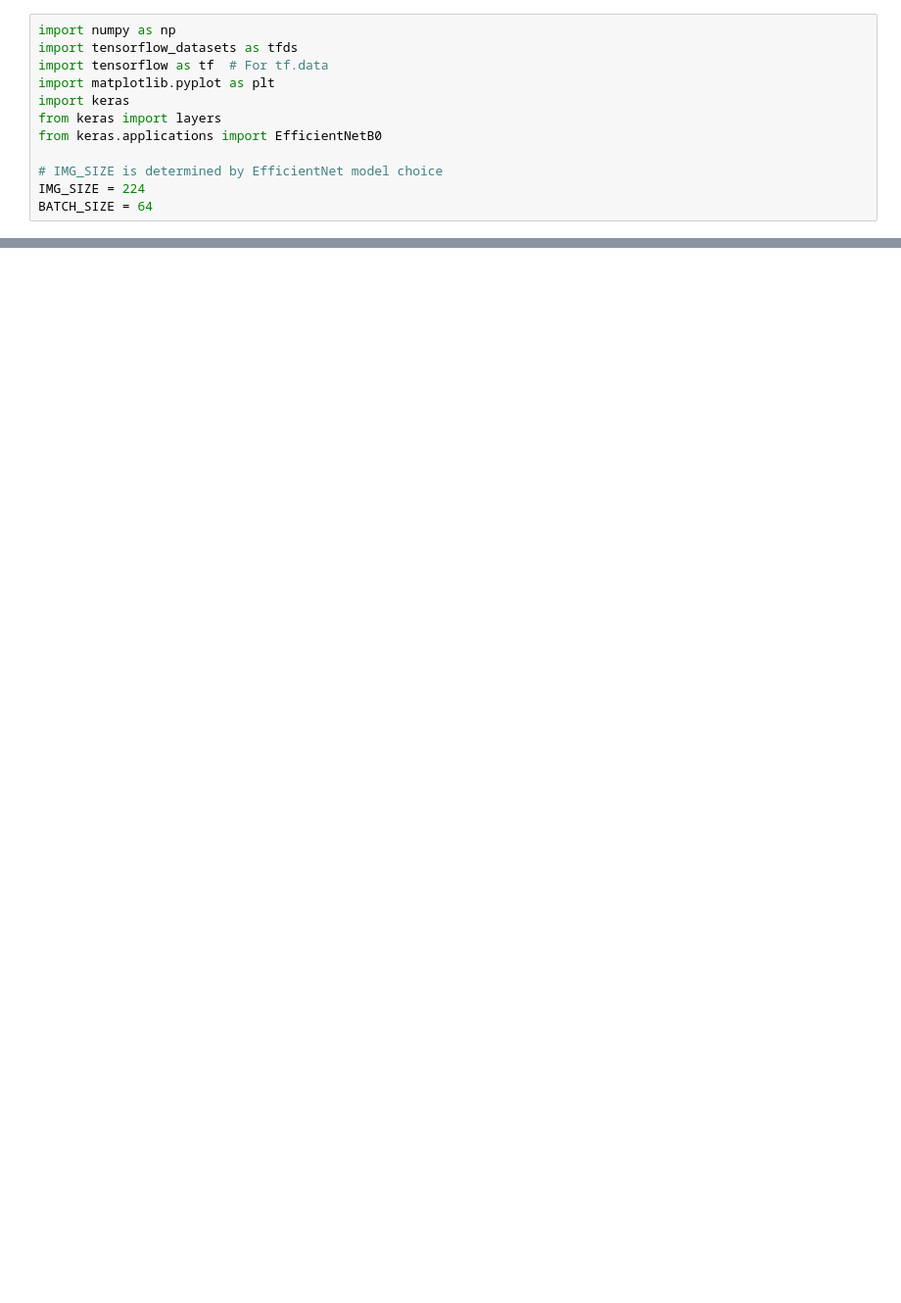
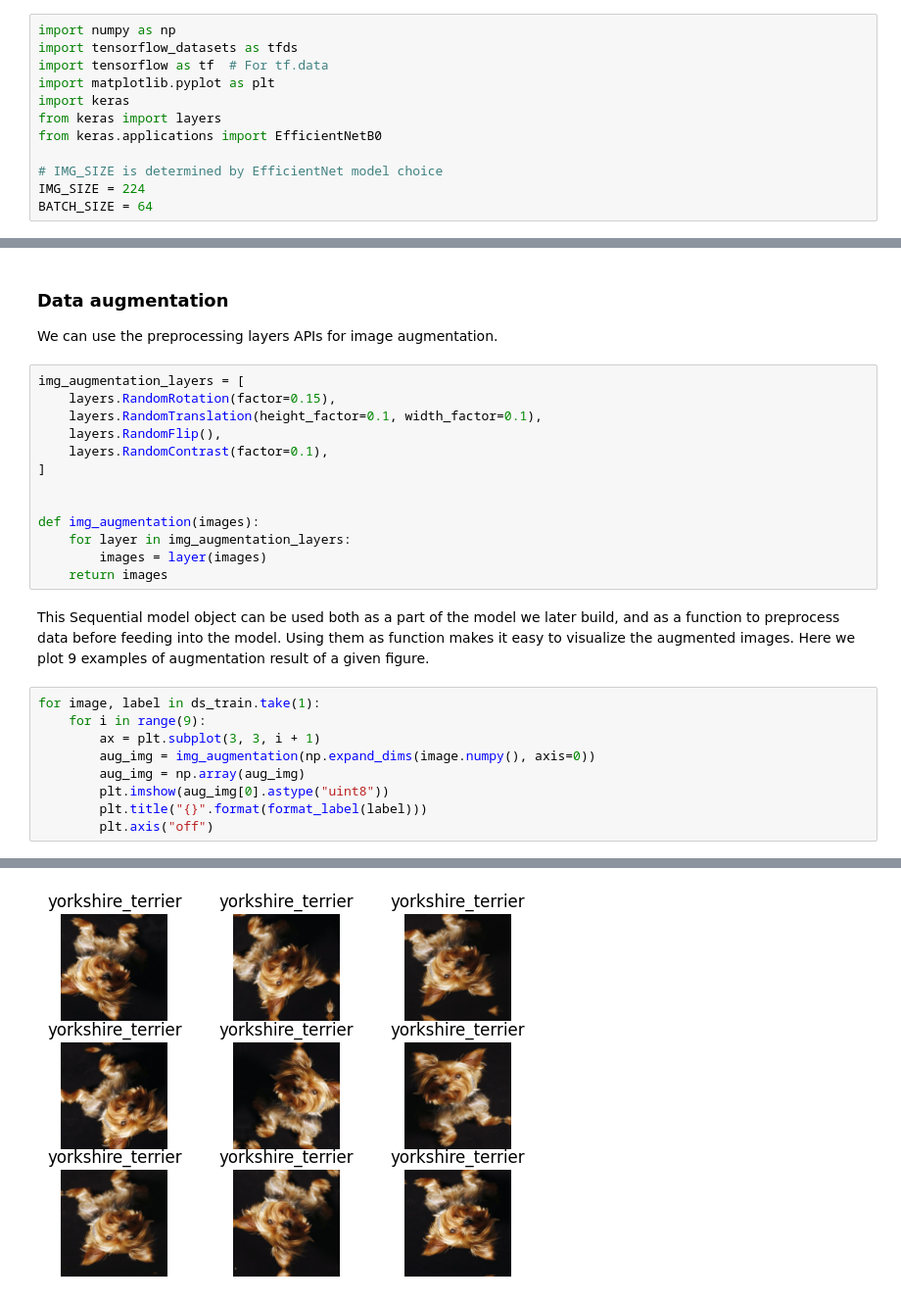
Before and after one commit to cstone157/jupyter_tensorflow2, a Jupyter notebook: tensor.org/tutorials/computer_vision/03-image-classification.ipynb, the cells around one changed output, grey strips where cells are left out. Shown at 98% size. Drawn from its saved outputs; the diff is of its cells as text; blank space fills up the shorter version.

```diff
--- a/tensor.org/tutorials/computer_vision/03-image-classification.ipynb
+++ b/tensor.org/tutorials/computer_vision/03-image-classification.ipynb
@@ -107,0 +171,29 @@ BATCH_SIZE = 64
+# %% [markdown]
+### Data augmentation
+
+We can use the preprocessing layers APIs for image augmentation.
+# %%
+img_augmentation_layers = [
+    layers.RandomRotation(factor=0.15),
+    layers.RandomTranslation(height_factor=0.1, width_factor=0.1),
+    layers.RandomFlip(),
+    layers.RandomContrast(factor=0.1),
+]
+
+
+def img_augmentation(images):
+    for layer in img_augmentation_layers:
+        images = layer(images)
+    return images
+# %% [markdown]
+This Sequential model object can be used both as a part of the model we later build, and as a function to preprocess data before feeding into the model. Using them as function makes it easy to visualize the augmented images. Here we plot 9 examples of augmentation result of a given figure.
+# %%
+for image, label in ds_train.take(1):
+    for i in range(9):
+        ax = plt.subplot(3, 3, i + 1)
+        aug_img = img_augmentation(np.expand_dims(image.numpy(), axis=0))
+        aug_img = np.array(aug_img)
+        plt.imshow(aug_img[0].astype("uint8"))
+        plt.title("{}".format(format_label(label)))
+        plt.axis("off")
+# %% [output]
@@ -107,0 +201 @@ BATCH_SIZE = 64
+[figure, added]
```
Also changed, not shown: parts of 15 cells of this notebook.
